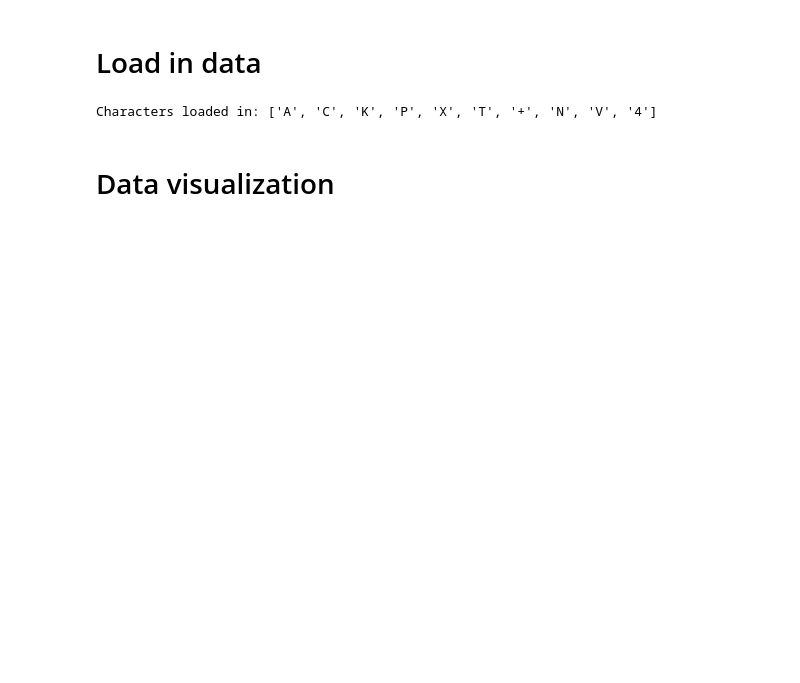
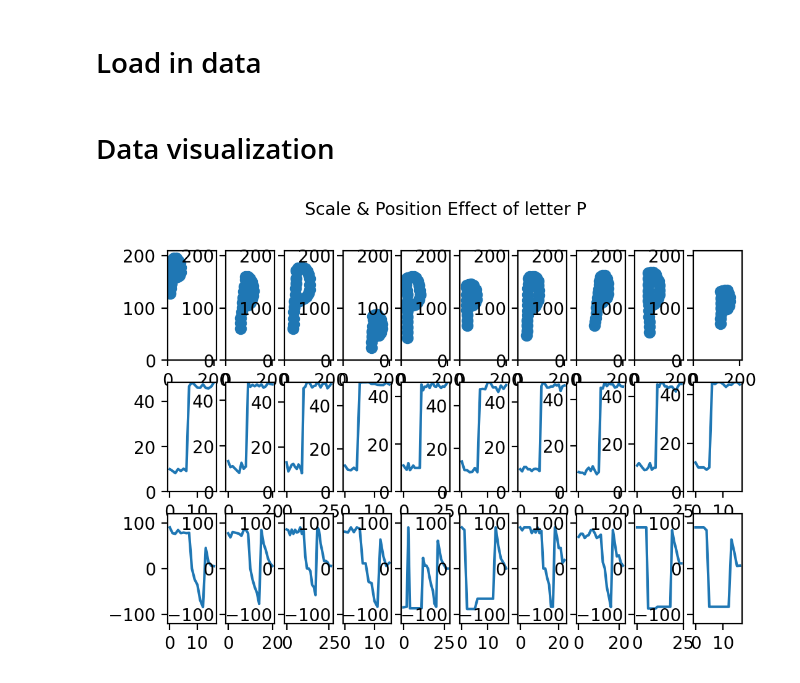
Before and after one commit to jonasced/Pattern-AssignmentProject, a Jupyter notebook: FeatureVisualization.ipynb, the cells around one changed output. Saved outputs shown, nothing was run; the diff lists cells and outputs as text; code cells hidden in the pictures; blank space fills up the shorter version.

```diff
--- a/FeatureVisualization.ipynb
+++ b/FeatureVisualization.ipynb
@@ -15,25 +36,22 @@ import pandas as pd
 # %%
 ### data prep
 #db_name = "database_inc_sampchar"
-db_name = "newtest"
+db_name = "featTest"
 data = pd.read_pickle(r'data/'+db_name+'.cdb')
-data_features = pd.read_pickle(r'data/'+db_name+'_features.cdb')
-data_labels = pd.read_pickle(r'data/'+db_name+'_labels.cdb')
-data_sampchar = pd.read_pickle(r'data/'+db_name+'_sampchar.cdb')
+data_features1 = pd.read_pickle(r'data/'+db_name+'_features.cdb')
+data_labels1 = pd.read_pickle(r'data/'+db_name+'_labels.cdb')
+data_sampchar1 = pd.read_pickle(r'data/'+db_name+'_sampchar.cdb')
 
 # data_features[k][r] == np.array (ndim, t); K (number of letters) of R samples with Tr individual lengths
-print("Characters loaded in:",data_labels)
 
-
-### To keep in mind in the future:
-# obsTA = np.array([ hm_learn.rand(100)[0] for _ in range(10) ])
-# print(type(obsTA))
-# print(obsTA[1].shape) == (100,2)
-# Our data has format (2,15) ! Transpose all datapoints
-##### TEST WITH THIS LATER!
-#for i in range(len(obs)):
-#    obs[i] = np.transpose(obs[i])
+db_name = "database_inc_sampchar"
+data = pd.read_pickle(r'data/'+db_name+'.cdb')
+data_features2 = pd.read_pickle(r'data/'+db_name+'_features.cdb')
+data_labels2 = pd.read_pickle(r'data/'+db_name+'_labels.cdb')
+data_sampchar2 = pd.read_pickle(r'data/'+db_name+'_sampchar.cdb')
-# %% [output]
-Characters loaded in: ['A', 'C', 'K', 'P', 'X', 'T', '+', 'N', 'V', '4']
 # %% [markdown]
 # Data visualization
+# %%
+featurevisual(data_features1, data_labels1, data_sampchar1, chars=[3])
+# %% [output]
+[figure, added]
```
Also changed, not shown: parts of 5 cells of this notebook, 11 other files.
